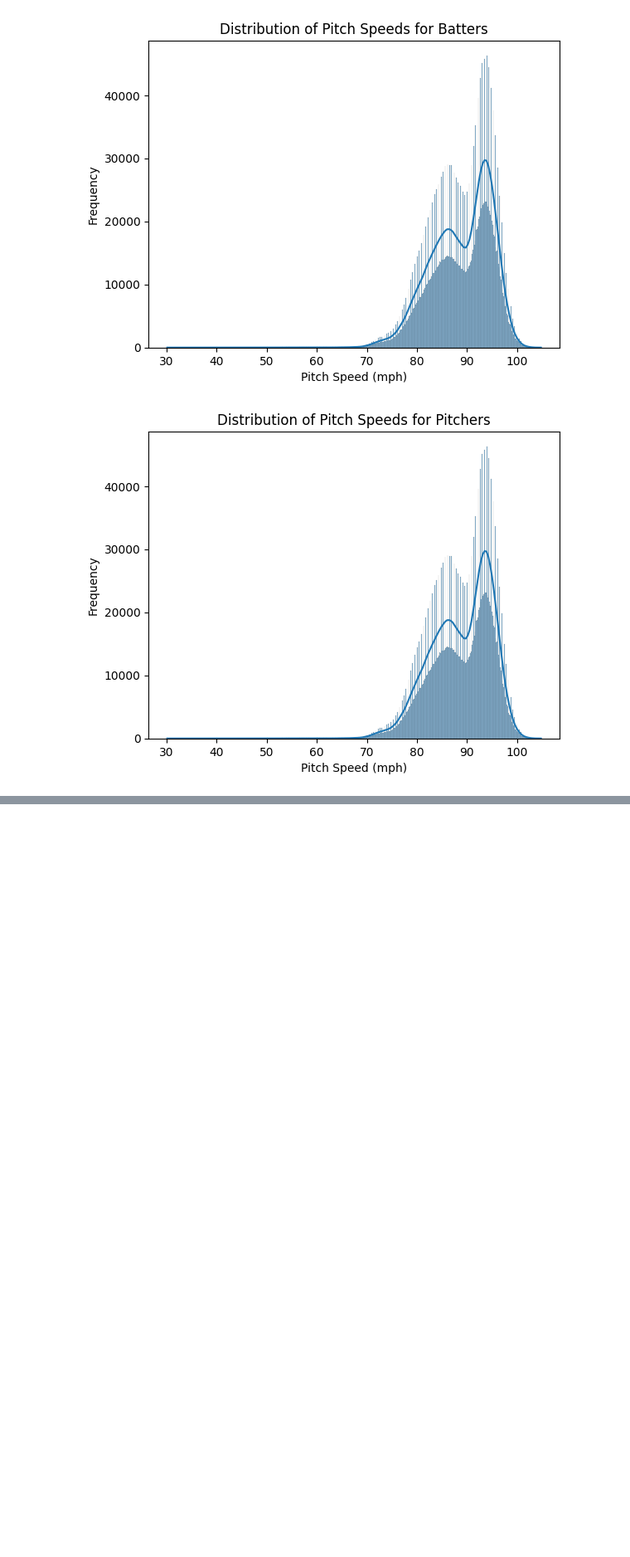
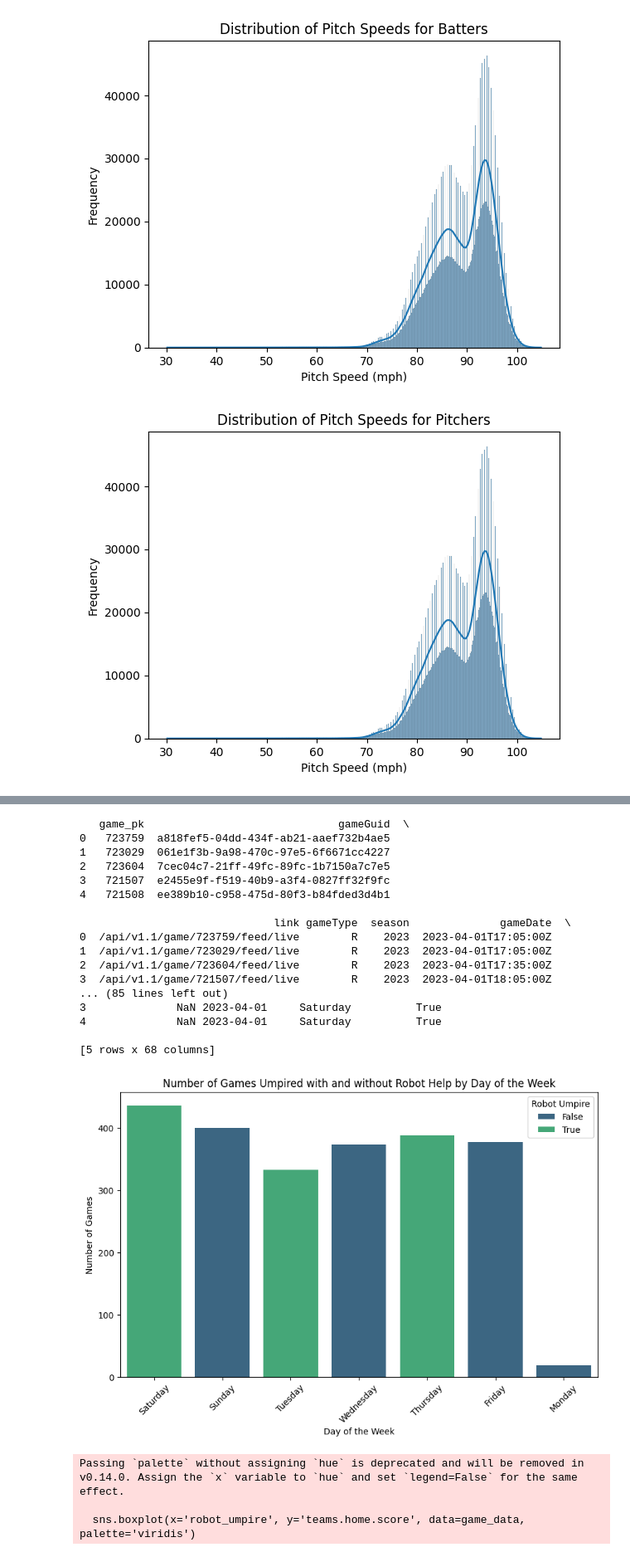
Before and after one commit to RonitGandhi/Robo-Baseball-Umpries, a Jupyter notebook: Robotic_Umprires.ipynb, the cells around one changed output, grey strips where cells are left out. Shown at 83% size. Drawn from its saved outputs; the diff is of its cells as text; code cells hidden in the pictures; blank space fills up the shorter version.

Commit message:
Analyzed new data based on AAA games

```diff
--- a/Robotic_Umprires.ipynb
+++ b/Robotic_Umprires.ipynb
@@ -119,0 +296,79 @@ plt.show()
+# %%
+import pandas as pd
+import matplotlib.pyplot as plt
+import seaborn as sns
+
+# Load the game data
+game_data = pd.read_csv('aaa_games_2023.csv')
+
+# Display the first few rows and column headers of the dataset
+print(game_data.head())
+print(game_data.columns)
+
+# Add a column to indicate if the game was umpired with robot help
+game_data['game_date'] = pd.to_datetime(game_data['officialDate'])
+game_data['day_of_week'] = game_data['game_date'].dt.day_name()
+game_data['robot_umpire'] = game_data['day_of_week'].isin(['Tuesday', 'Thursday', 'Saturday'])
+
+# Display the first few rows of the updated dataframe
+print(game_data.head())
+
+# Save the updated data to a new CSV file
+game_data.to_csv('aaa_games_2023_updated.csv', index=False)
+
+# Plot the distribution of games umpired with and without robot help
+plt.figure(figsize=(10, 6))
+sns.countplot(x='day_of_week', hue='robot_umpire', data=game_data, palette='viridis')
+plt.title('Number of Games Umpired with and without Robot Help by Day of the Week')
+plt.xlabel('Day of the Week')
+plt.ylabel('Number of Games')
+plt.legend(title='Robot Umpire')
+plt.xticks(rotation=45)
+plt.show()
+
+# Average runs scored in games umpired with and without robot help
+plt.figure(figsize=(10, 6))
+sns.boxplot(x='robot_umpire', y='teams.home.score', data=game_data, palette='viridis')
+plt.title('Runs Scored in Games Umpired with and without Robot Help (Home)')
+plt.xlabel('Robot Umpire')
+plt.ylabel('Home Runs Scored')
+plt.show()
+
+plt.figure(figsize=(10, 6))
+sns.boxplot(x='robot_umpire', y='teams.away.score', data=game_data, palette='viridis')
+plt.title('Runs Scored in Games Umpired with and without Robot Help (Away)')
+plt.xlabel('Robot Umpire')
+plt.ylabel('Away Runs Scored')
+plt.show()
+
+# Scatter plot of total runs vs. home runs in games umpired with and without robot help
+game_data['total_runs'] = game_data['teams.home.score'] + game_data['teams.away.score']
+plt.figure(figsize=(12, 6))
+sns.scatterplot(x='total_runs', y='teams.home.score', hue='robot_umpire', data=game_data, palette='deep')
+plt.title('Total Runs vs. Home Runs in Games Umpired with and without Robot Help')
+plt.xlabel('Total Runs')
+plt.ylabel('Home Runs')
+plt.legend(title='Robot Umpire')
+plt.show()
+# %% [output]
+   game_pk                              gameGuid  \
+0   723759  a818fef5-04dd-434f-ab21-aaef732b4ae5
+1   723029  061e1f3b-9a98-470c-97e5-6f6671cc4227
+2   723604  7cec04c7-21ff-49fc-89fc-1b7150a7c7e5
+3   721507  e2455e9f-f519-40b9-a3f4-0827ff32f9fc
+4   721508  ee389b10-c958-475d-80f3-b84fded3d4b1
+
+                              link gameType  season              gameDate  \
+0  /api/v1.1/game/723759/feed/live        R    2023  2023-04-01T17:05:00Z
+1  /api/v1.1/game/723029/feed/live        R    2023  2023-04-01T17:05:00Z
+2  /api/v1.1/game/723604/feed/live        R    2023  2023-04-01T17:35:00Z
+3  /api/v1.1/game/721507/feed/live        R    2023  2023-04-01T18:05:00Z
+... (85 lines left out)
+3              NaN 2023-04-01     Saturday          True
+4              NaN 2023-04-01     Saturday          True
+
+[5 rows x 68 columns]
+[figure, added]
+Passing `palette` without assigning `hue` is deprecated and will be removed in v0.14.0. Assign the `x` variable to `hue` and set `legend=False` for the same effect.
+
+  sns.boxplot(x='robot_umpire', y='teams.home.score', data=game_data, palette='viridis')
```
Also changed, not shown: parts of 7 cells of this notebook.
